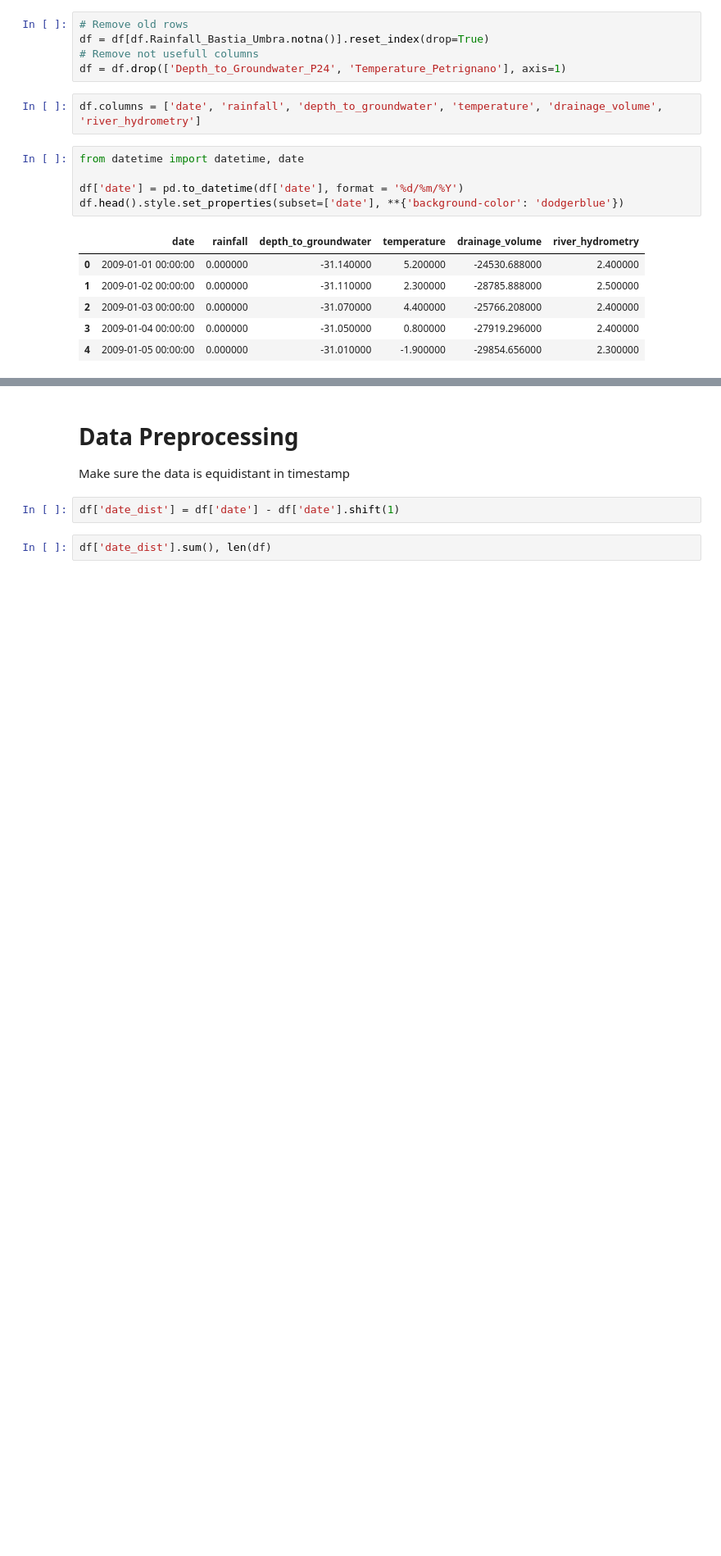
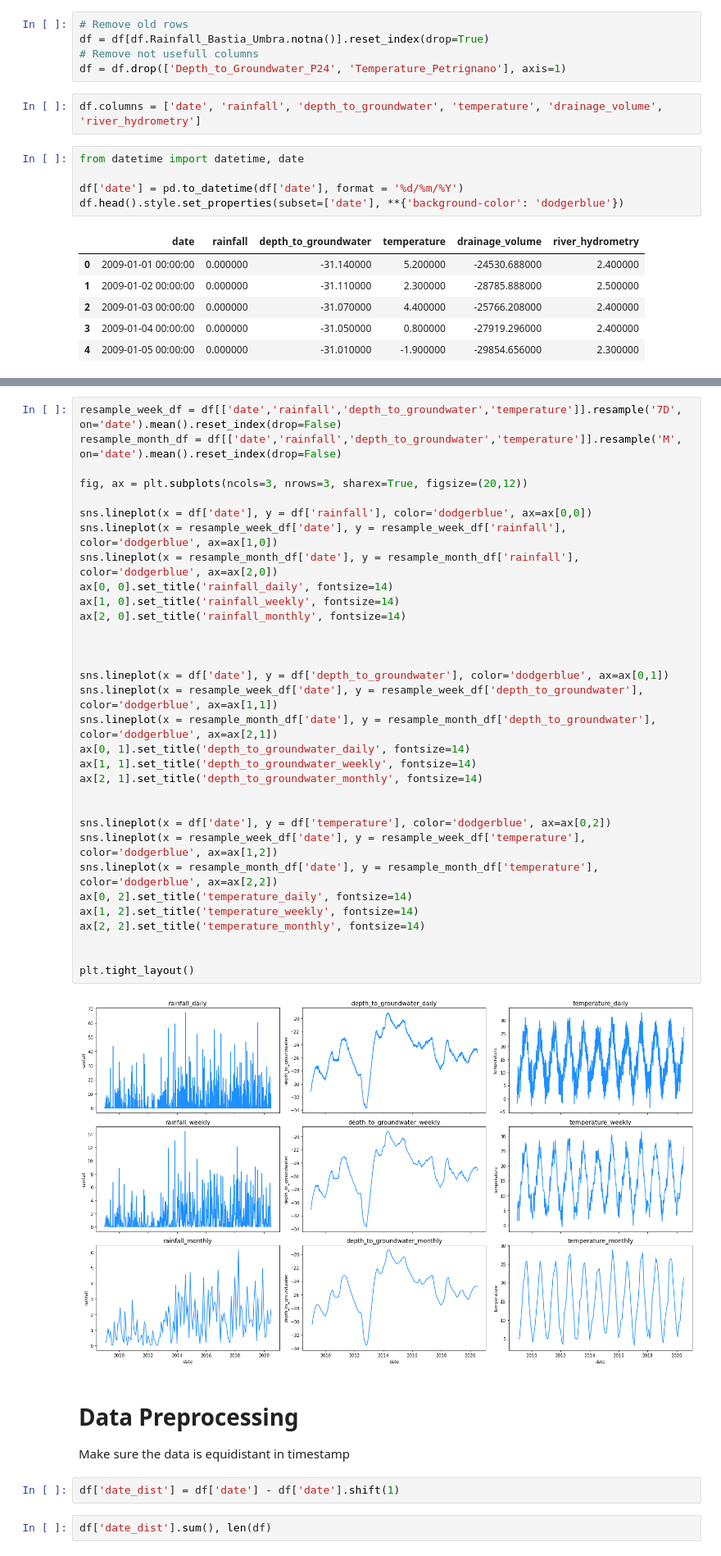
Before and after one commit to chris199713/time_series_analysis, a Jupyter notebook: time_series_analysis.ipynb, the cells around one changed output, grey strips where cells are left out. Shown at 82% size. Drawn from its saved outputs; the diff is of its cells as text; blank space fills up the shorter version.

```diff
--- a/time_series_analysis.ipynb
+++ b/time_series_analysis.ipynb
@@ -34,3 +77,37 @@ df.head().style.set_properties(subset=['date'], **{'background-color': 'dodgerbl
+# %%
+resample_week_df = df[['date','rainfall','depth_to_groundwater','temperature']].resample('7D', on='date').mean().reset_index(drop=False)
+resample_month_df = df[['date','rainfall','depth_to_groundwater','temperature']].resample('M', on='date').mean().reset_index(drop=False)
+
+fig, ax = plt.subplots(ncols=3, nrows=3, sharex=True, figsize=(20,12))
+
+sns.lineplot(x = df['date'], y = df['rainfall'], color='dodgerblue', ax=ax[0,0])
+sns.lineplot(x = resample_week_df['date'], y = resample_week_df['rainfall'], color='dodgerblue', ax=ax[1,0])
+sns.lineplot(x = resample_month_df['date'], y = resample_month_df['rainfall'], color='dodgerblue', ax=ax[2,0])
+ax[0, 0].set_title('rainfall_daily', fontsize=14)
+ax[1, 0].set_title('rainfall_weekly', fontsize=14)
+ax[2, 0].set_title('rainfall_monthly', fontsize=14)
+
+
+
+sns.lineplot(x = df['date'], y = df['depth_to_groundwater'], color='dodgerblue', ax=ax[0,1])
+sns.lineplot(x = resample_week_df['date'], y = resample_week_df['depth_to_groundwater'], color='dodgerblue', ax=ax[1,1])
+sns.lineplot(x = resample_month_df['date'], y = resample_month_df['depth_to_groundwater'], color='dodgerblue', ax=ax[2,1])
+ax[0, 1].set_title('depth_to_groundwater_daily', fontsize=14)
+ax[1, 1].set_title('depth_to_groundwater_weekly', fontsize=14)
+ax[2, 1].set_title('depth_to_groundwater_monthly', fontsize=14)
+
+
+sns.lineplot(x = df['date'], y = df['temperature'], color='dodgerblue', ax=ax[0,2])
+sns.lineplot(x = resample_week_df['date'], y = resample_week_df['temperature'], color='dodgerblue', ax=ax[1,2])
+sns.lineplot(x = resample_month_df['date'], y = resample_month_df['temperature'], color='dodgerblue', ax=ax[2,2])
+ax[0, 2].set_title('temperature_daily', fontsize=14)
+ax[1, 2].set_title('temperature_weekly', fontsize=14)
+ax[2, 2].set_title('temperature_monthly', fontsize=14)
+
+
+plt.tight_layout()
+# %% [output]
+[figure, added]
 # %% [markdown]
 # Data Preprocessing
 Make sure the data is equidistant in timestamp
```
Also changed, not shown: parts of 16 cells of this notebook.
